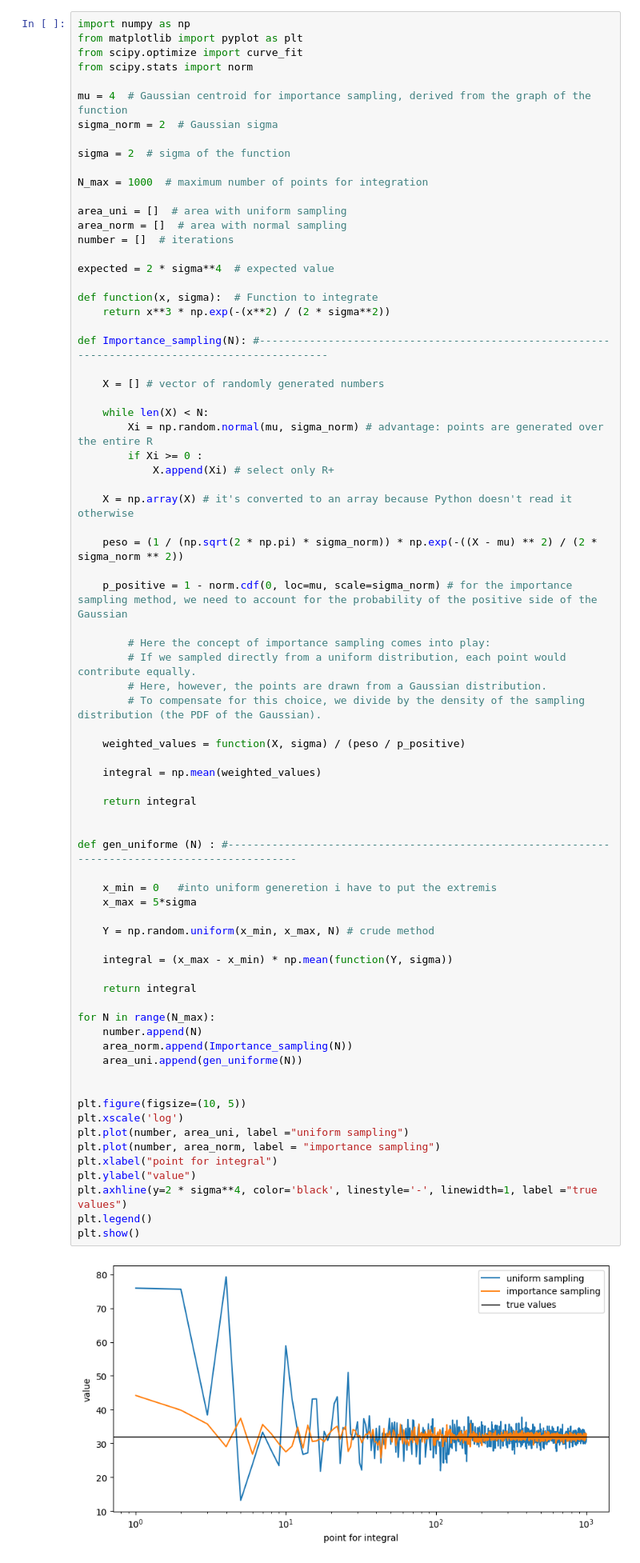
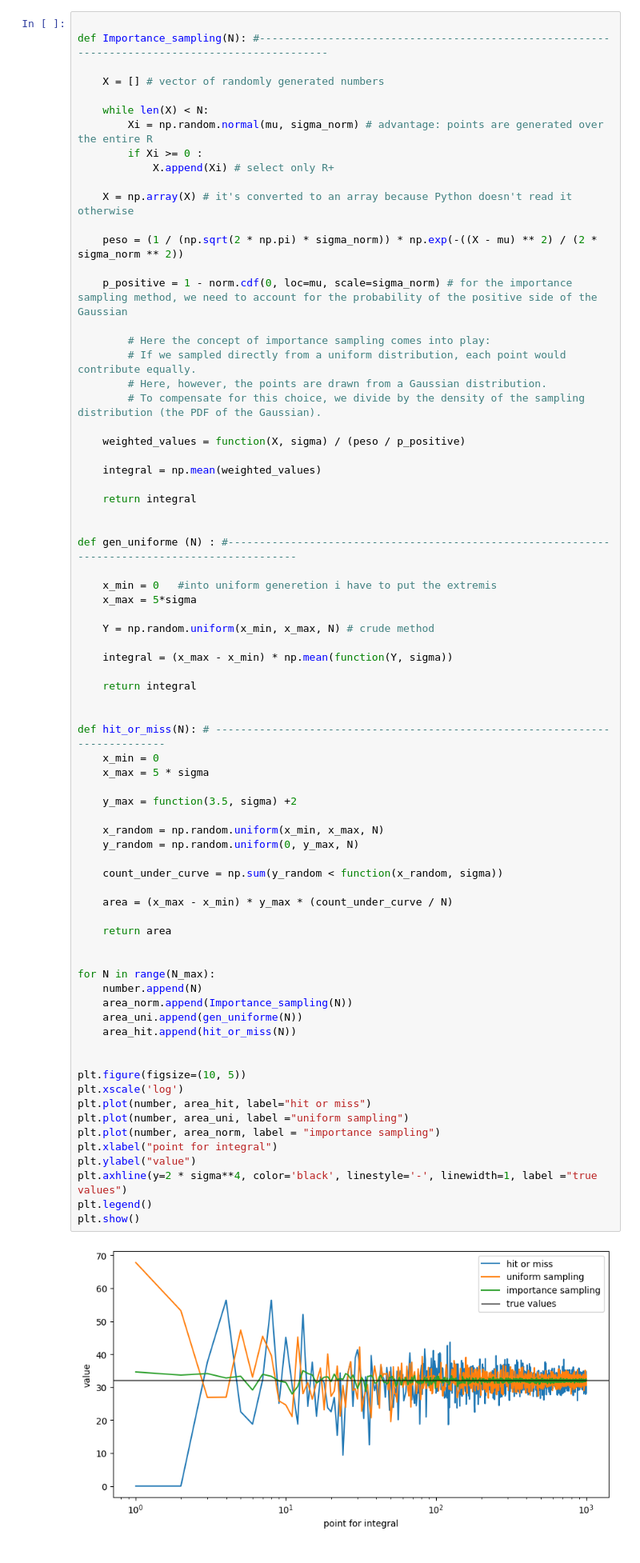
Before and after one commit to oblivion0218/ES_AstroStatistic, a Jupyter notebook: Riccardo_Bossi/lez 3/Monte_Carlo_int.ipynb, the cells around one changed output. Shown at 80% size. Drawn from its saved outputs; the diff is of its cells as text.

```diff
--- a/Riccardo_Bossi/lez 3/Monte_Carlo_int.ipynb
+++ b/Riccardo_Bossi/lez 3/Monte_Carlo_int.ipynb
@@ -1,24 +43,4 @@
 # %%
-import numpy as np
-from matplotlib import pyplot as plt
-from scipy.optimize import curve_fit
-from scipy.stats import norm
-
-mu = 4  # Gaussian centroid for importance sampling, derived from the graph of the function
-sigma_norm = 2  # Gaussian sigma
-
-sigma = 2  # sigma of the function
-
-N_max = 1000  # maximum number of points for integration
-
-area_uni = []  # area with uniform sampling
-area_norm = []  # area with normal sampling
-number = []  # iterations
-
-expected = 2 * sigma**4  # expected value
-
-def function(x, sigma):  # Function to integrate
-    return x**3 * np.exp(-(x**2) / (2 * sigma**2))
 
 def Importance_sampling(N): #------------------------------------------------------------------------------------------------
 
@@ -47,34 +69,53 @@ def Importance_sampling(N): #---------------------------------------------------
     return integral
 
 
 def gen_uniforme (N) : #------------------------------------------------------------------------------------------------
 
     x_min = 0   #into uniform generetion i have to put the extremis
     x_max = 5*sigma
 
     Y = np.random.uniform(x_min, x_max, N) # crude method
 
     integral = (x_max - x_min) * np.mean(function(Y, sigma))
 
     return integral
 
+
+def hit_or_miss(N): # -----------------------------------------------------------------------------
+    x_min = 0
+    x_max = 5 * sigma
+
+    y_max = function(3.5, sigma) +2
+
+    x_random = np.random.uniform(x_min, x_max, N)
+    y_random = np.random.uniform(0, y_max, N)
+
+    count_under_curve = np.sum(y_random < function(x_random, sigma))
+
+    area = (x_max - x_min) * y_max * (count_under_curve / N)
+
+    return area
+
+
 for N in range(N_max):
     number.append(N)
     area_norm.append(Importance_sampling(N))
     area_uni.append(gen_uniforme(N))
+    area_hit.append(hit_or_miss(N))
 
 
 plt.figure(figsize=(10, 5))
 plt.xscale('log')
+plt.plot(number, area_hit, label="hit or miss")
 plt.plot(number, area_uni, label ="uniform sampling")
 plt.plot(number, area_norm, label = "importance sampling")
 plt.xlabel("point for integral")
 plt.ylabel("value")
 plt.axhline(y=2 * sigma**4, color='black', linestyle='-', linewidth=1, label ="true values")
 plt.legend()
 plt.show()
 # %% [output]
-[figure, old version]
+[figure, new version]
 # %%
 from astroML import stats as astroMLstats
 
```
Also changed, not shown: parts of 3 cells of this notebook, 8 other files.
